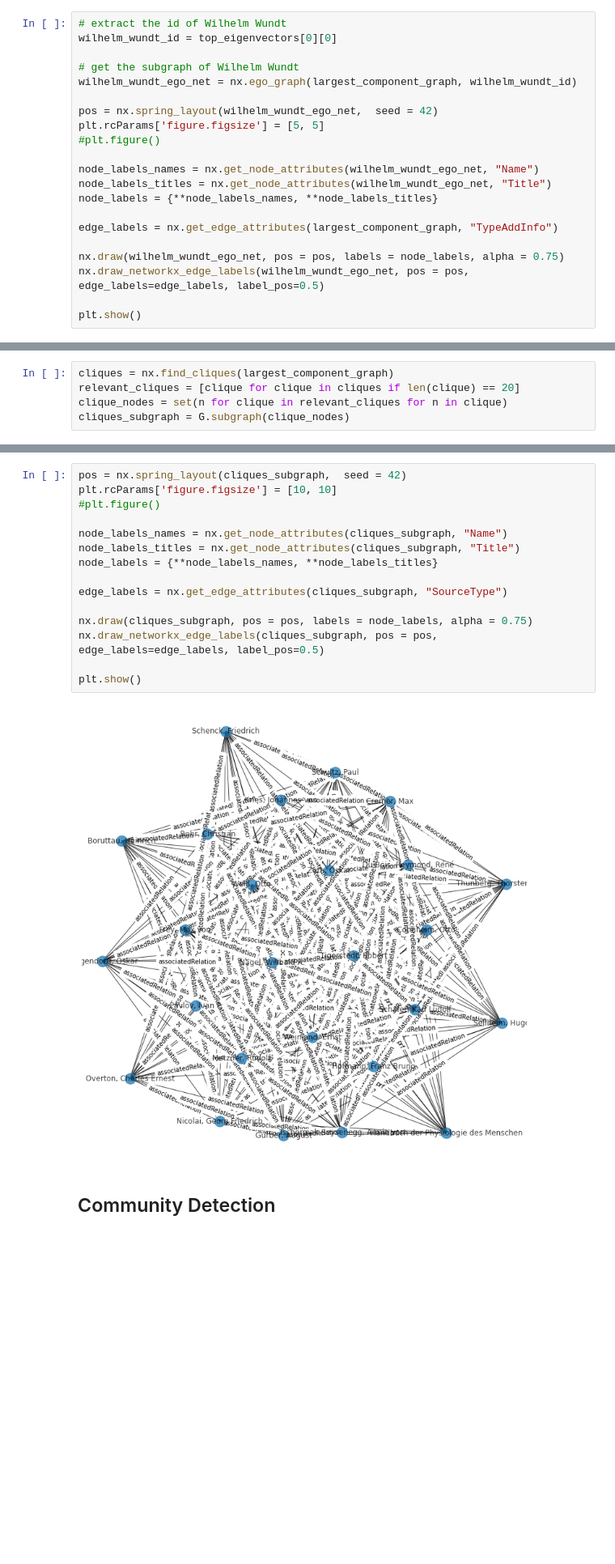
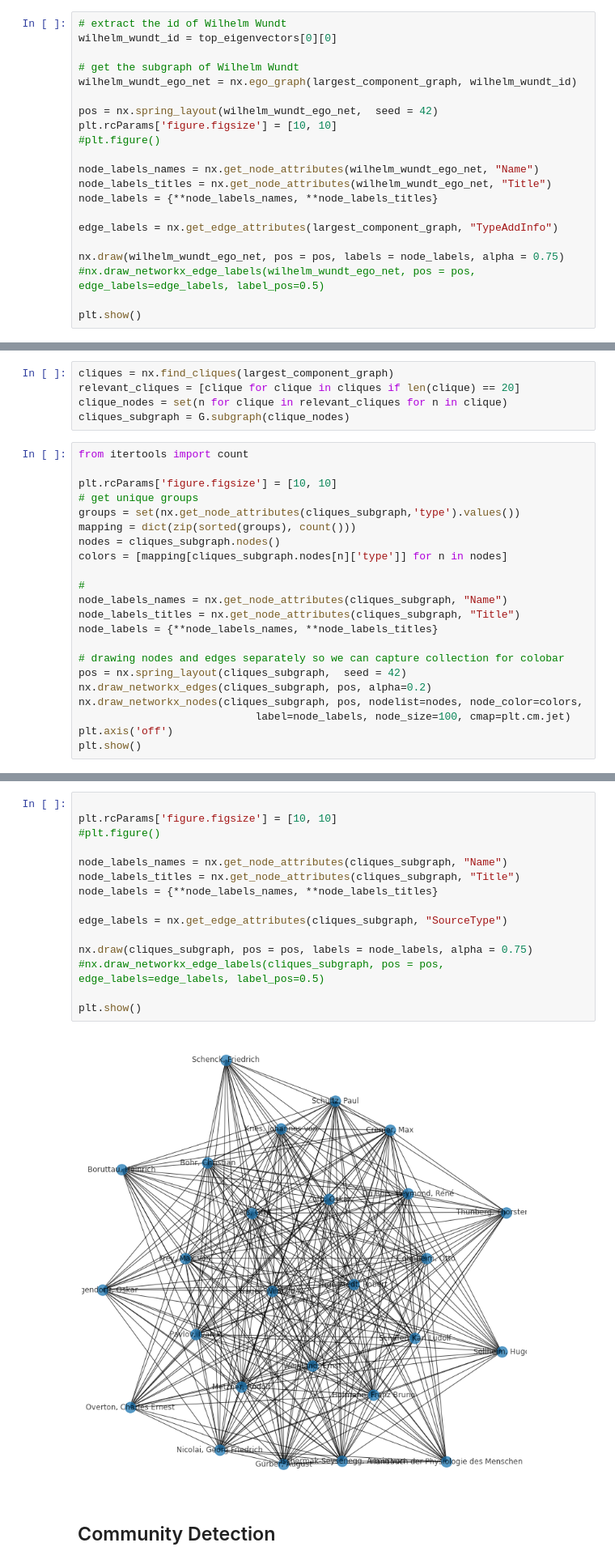
Before and after one commit to sonar-idh/jupyter-curriculum, a Jupyter notebook: notebooks/Notebook 4 - History of Medicine.ipynb, the cells around one changed output, grey strips where cells are left out. Shown at 81% size. Drawn from its saved outputs; the diff is of its cells as text; blank space fills up the shorter version.

```diff
--- a/notebooks/Notebook 4 - History of Medicine.ipynb
+++ b/notebooks/Notebook 4 - History of Medicine.ipynb
@@ -408,7 +409,7 @@ wilhelm_wundt_id = top_eigenvectors[0][0]
 wilhelm_wundt_ego_net = nx.ego_graph(largest_component_graph, wilhelm_wundt_id)
 
 pos = nx.spring_layout(wilhelm_wundt_ego_net,  seed = 42)
-plt.rcParams['figure.figsize'] = [5, 5]
+plt.rcParams['figure.figsize'] = [10, 10]
 #plt.figure()
 
 node_labels_names = nx.get_node_attributes(wilhelm_wundt_ego_net, "Name")
@@ -418,7 +419,7 @@ node_labels = {**node_labels_names, **node_labels_titles}
 edge_labels = nx.get_edge_attributes(largest_component_graph, "TypeAddInfo")
 
 nx.draw(wilhelm_wundt_ego_net, pos = pos, labels = node_labels, alpha = 0.75)
-nx.draw_networkx_edge_labels(wilhelm_wundt_ego_net, pos = pos, edge_labels=edge_labels, label_pos=0.5)
+#nx.draw_networkx_edge_labels(wilhelm_wundt_ego_net, pos = pos, edge_labels=edge_labels, label_pos=0.5)
 
 plt.show()
 # %% [output]
@@ -514,3 +522,25 @@ cliques = nx.find_cliques(largest_component_graph)
 relevant_cliques = [clique for clique in cliques if len(clique) == 20]
 clique_nodes = set(n for clique in relevant_cliques for n in clique)
 cliques_subgraph = G.subgraph(clique_nodes)
+# %%
+from itertools import count
+
+plt.rcParams['figure.figsize'] = [10, 10]
+# get unique groups
+groups = set(nx.get_node_attributes(cliques_subgraph,'type').values())
+mapping = dict(zip(sorted(groups), count()))
+nodes = cliques_subgraph.nodes()
+colors = [mapping[cliques_subgraph.nodes[n]['type']] for n in nodes]
+
+#
+node_labels_names = nx.get_node_attributes(cliques_subgraph, "Name")
+node_labels_titles = nx.get_node_attributes(cliques_subgraph, "Title")
+node_labels = {**node_labels_names, **node_labels_titles}
+
+# drawing nodes and edges separately so we can capture collection for colobar
+pos = nx.spring_layout(cliques_subgraph,  seed = 42)
+nx.draw_networkx_edges(cliques_subgraph, pos, alpha=0.2)
+nx.draw_networkx_nodes(cliques_subgraph, pos, nodelist=nodes, node_color=colors,
+                            label=node_labels, node_size=100, cmap=plt.cm.jet)
+plt.axis('off')
+plt.show()
@@ -517,19 +549,19 @@ cliques_subgraph = G.subgraph(clique_nodes)
 # %%
-pos = nx.spring_layout(cliques_subgraph,  seed = 42)
+
 plt.rcParams['figure.figsize'] = [10, 10]
 #plt.figure()
 
 node_labels_names = nx.get_node_attributes(cliques_subgraph, "Name")
 node_labels_titles = nx.get_node_attributes(cliques_subgraph, "Title")
 node_labels = {**node_labels_names, **node_labels_titles}
 
 edge_labels = nx.get_edge_attributes(cliques_subgraph, "SourceType")
 
 nx.draw(cliques_subgraph, pos = pos, labels = node_labels, alpha = 0.75)
-nx.draw_networkx_edge_labels(cliques_subgraph, pos = pos, edge_labels=edge_labels, label_pos=0.5)
+#nx.draw_networkx_edge_labels(cliques_subgraph, pos = pos, edge_labels=edge_labels, label_pos=0.5)
 
 plt.show()
 # %% [output]
-[figure, old version]
+[figure, new version]
 # %% [markdown]
 ## Community Detection
```
Also changed, not shown: parts of 35 cells of this notebook.
